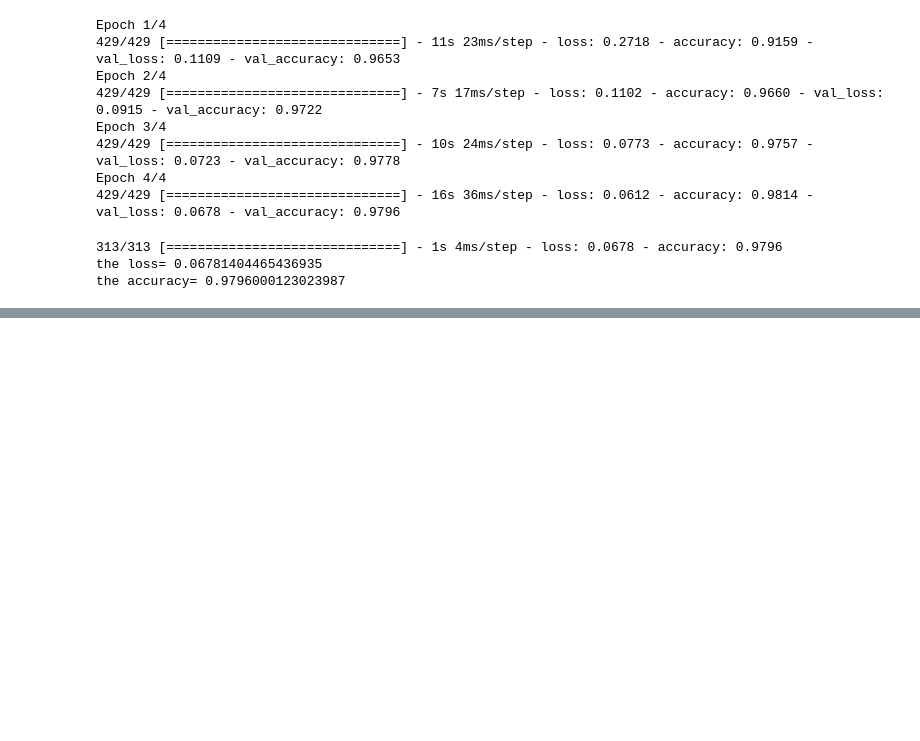
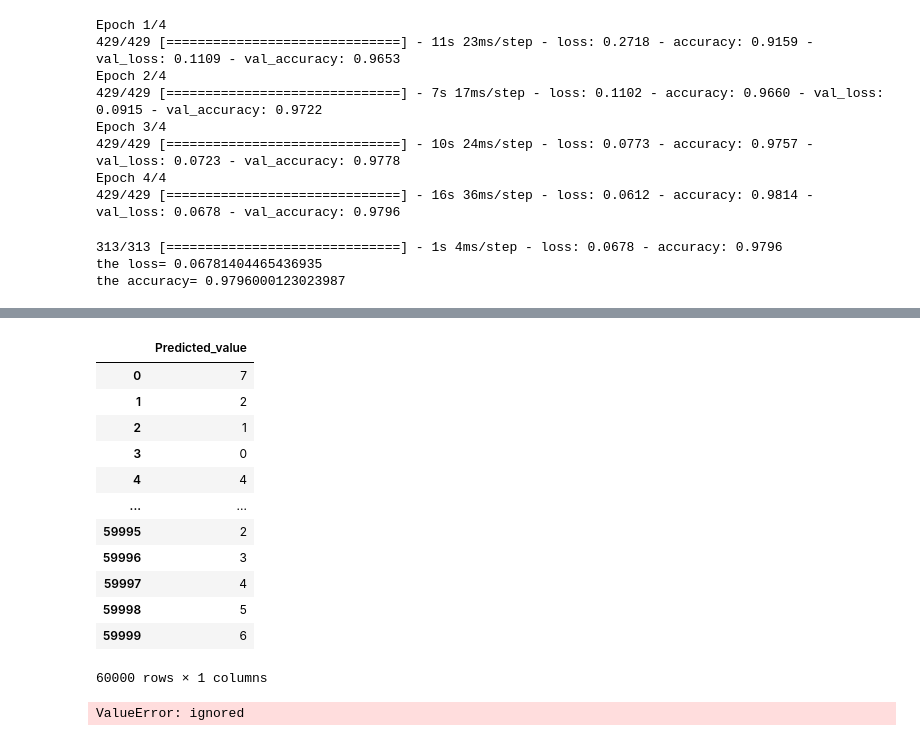
Before and after one commit to Abhilashg11/Data_science, a Jupyter notebook: ANN_Neuro.ipynb, the cells around one changed output, grey strips where cells are left out. Cells and saved outputs as stored; diff of their text form; code cells hidden in the pictures; blank space fills up the shorter version.

```diff
--- a/ANN_Neuro.ipynb
+++ b/ANN_Neuro.ipynb
@@ -132,0 +133,2 @@ plt.legend()
+# %%
+pred = model.predict(x_test)
@@ -132,0 +177,4 @@ plt.legend()
+# %%
+a = []
+for i in range(len(pred)):
+  a.append(np.argmax(pred[i]))
@@ -132,0 +201,18 @@ plt.legend()
+# %%
+df = pd.DataFrame(a,columns=['Predicted_value'])
+# %%
+df
+# %% [output]
+|  | Predicted_value |
+| 0 | 7 |
+| 1 | 2 |
+| 2 | 1 |
+| 3 | 0 |
+| 4 | 4 |
+| ... | ... |
+| 59995 | 2 |
+| 59996 | 3 |
+| 59997 | 4 |
+| 59998 | 5 |
+| 59999 | 6 |
+60000 rows × 1 columns
@@ -132,0 +223,4 @@ plt.legend()
+# %%
+df['Actual']=b
+# %% [output]
+ValueError: ignored
```
Also changed, not shown: parts of 9 cells of this notebook.
